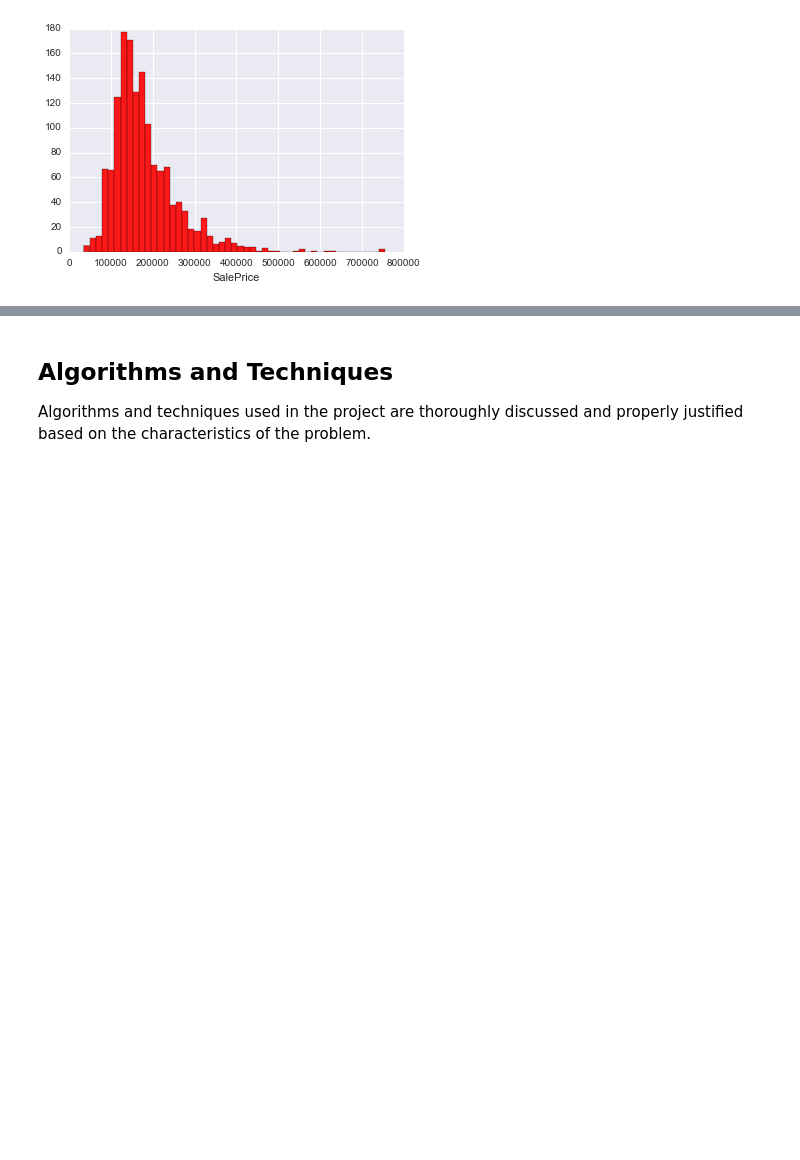
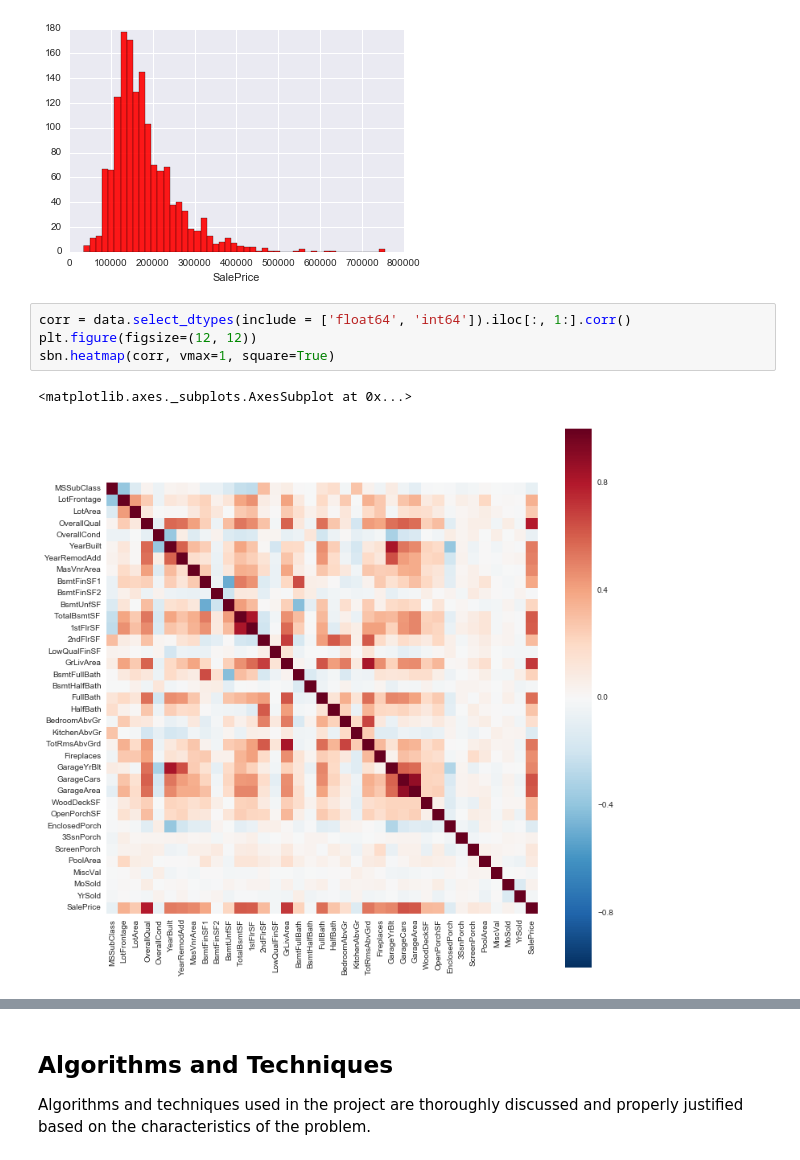
Before and after one commit to davinbuczek/ames_housing_advanced, a Jupyter notebook: ames_housing.ipynb, the cells around one changed output, grey strips where cells are left out. Cells and saved outputs as stored; diff of their text form; blank space fills up the shorter version.

Commit message:
Added heat map and correlation data
Added heat map and correlation data based on the Sale Price feature to
determine which features most heavily influence the price of a house

```diff
--- a/ames_housing.ipynb
+++ b/ames_housing.ipynb
@@ -121,3 +121,10 @@ sbn.distplot(data['SalePrice'], kde = False, color = 'r', hist_kws={'alpha': 0.9
 # %% [output]
 <matplotlib.axes._subplots.AxesSubplot at 0x...>
 [figure]
+# %%
+corr = data.select_dtypes(include = ['float64', 'int64']).iloc[:, 1:].corr()
+plt.figure(figsize=(12, 12))
+sbn.heatmap(corr, vmax=1, square=True)
+# %% [output]
+<matplotlib.axes._subplots.AxesSubplot at 0x...>
+[figure, added]
```
Also changed, not shown: parts of 1 cell of this notebook.
